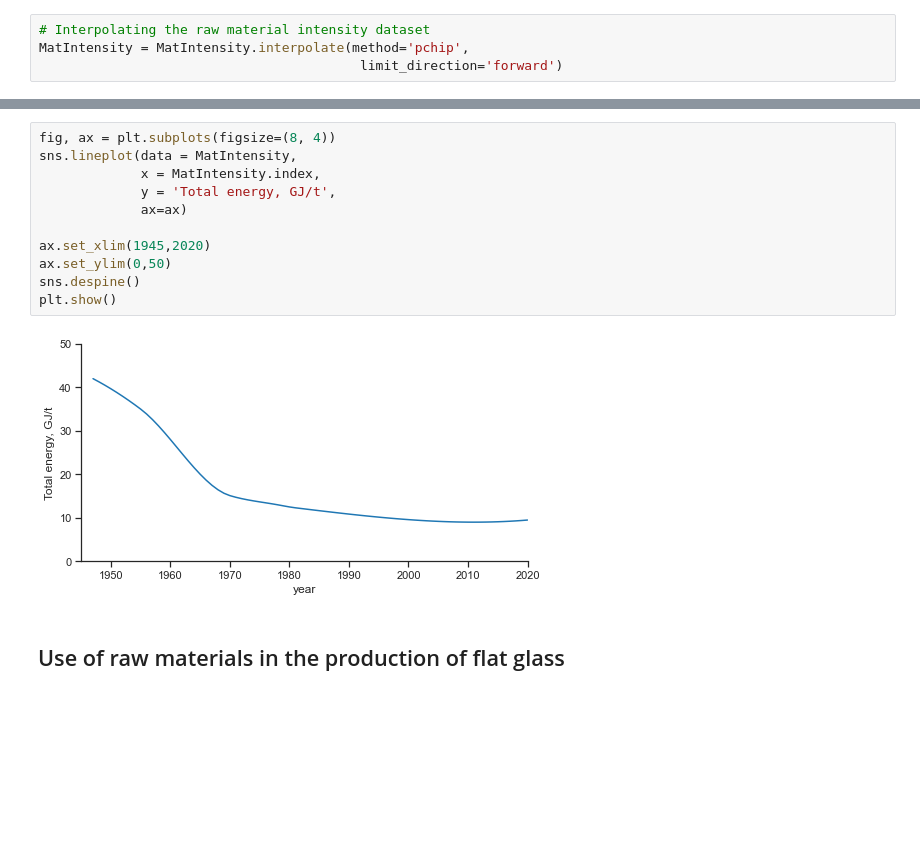
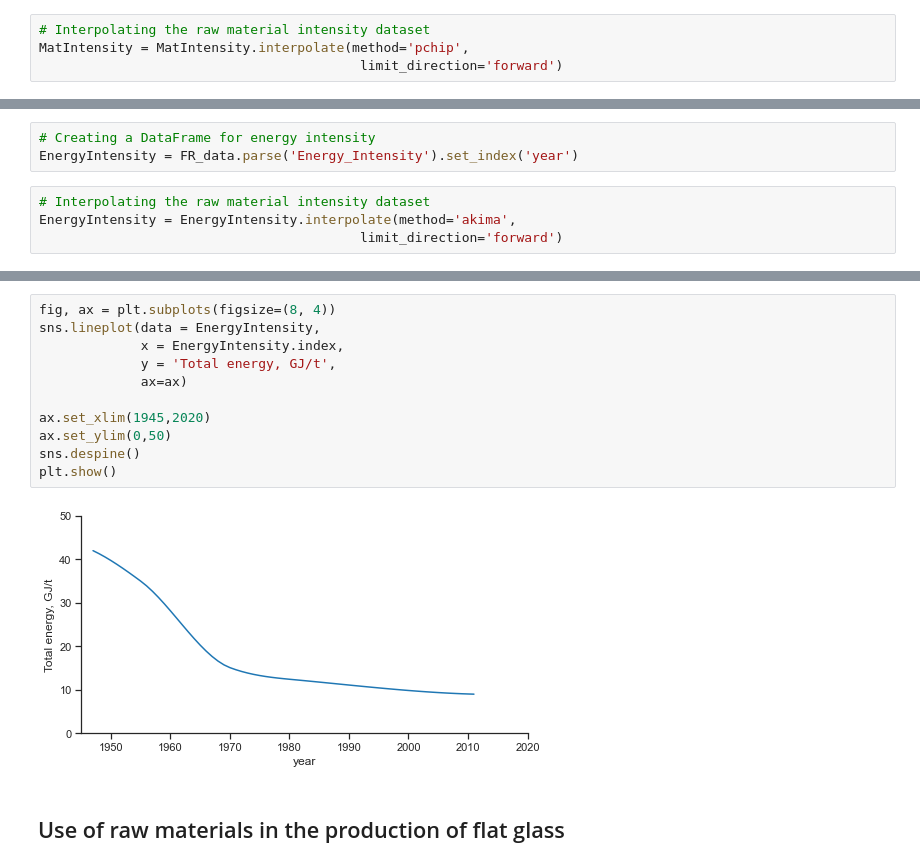
Before and after one commit to JeanSouv/01_MFA_GlassIndustry, a Jupyter notebook: MFA_FlatGlassIndustry.ipynb, the cells around one changed output, grey strips where cells are left out. Saved outputs shown, nothing was run; the diff lists cells and outputs as text; blank space fills up the shorter version.

```diff
--- a/MFA_FlatGlassIndustry.ipynb
+++ b/MFA_FlatGlassIndustry.ipynb
@@ -677,0 +698,7 @@ plt.show()
+# %%
+# Creating a DataFrame for energy intensity
+EnergyIntensity = FR_data.parse('Energy_Intensity').set_index('year')
+# %%
+# Interpolating the raw material intensity dataset
+EnergyIntensity = EnergyIntensity.interpolate(method='akima',
+                                         limit_direction='forward')
@@ -678,15 +726,15 @@ plt.show()
 # %%
 fig, ax = plt.subplots(figsize=(8, 4))
-sns.lineplot(data = MatIntensity,
-             x = MatIntensity.index,
+sns.lineplot(data = EnergyIntensity,
+             x = EnergyIntensity.index,
              y = 'Total energy, GJ/t',
              ax=ax)
 
 ax.set_xlim(1945,2020)
 ax.set_ylim(0,50)
 sns.despine()
 plt.show()
 # %% [output]
-[figure, old version]
+[figure, new version]
 # %% [markdown]
 ## Use of raw materials in the production of flat glass
```
Also changed, not shown: parts of 48 cells of this notebook, 2 other files.
